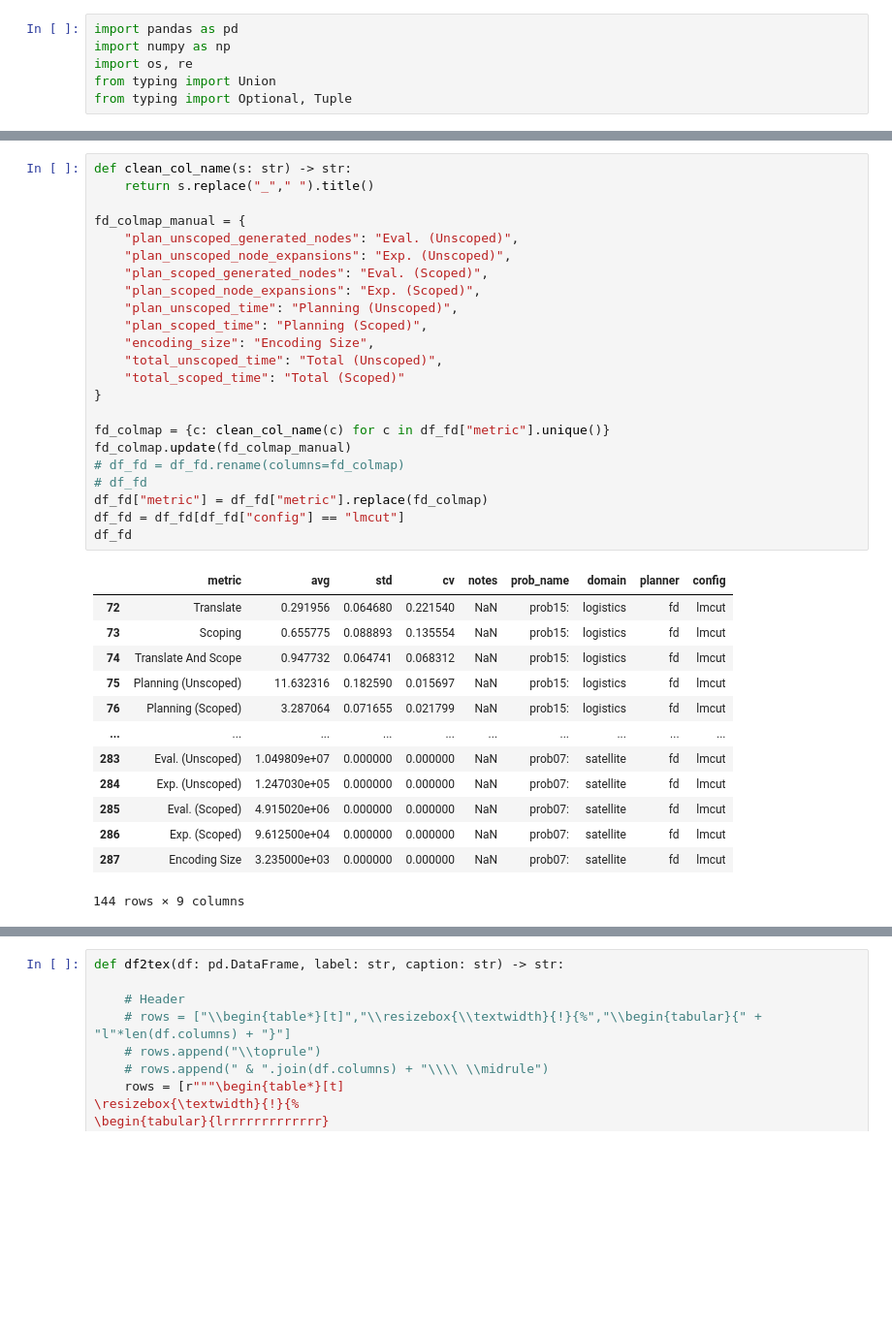
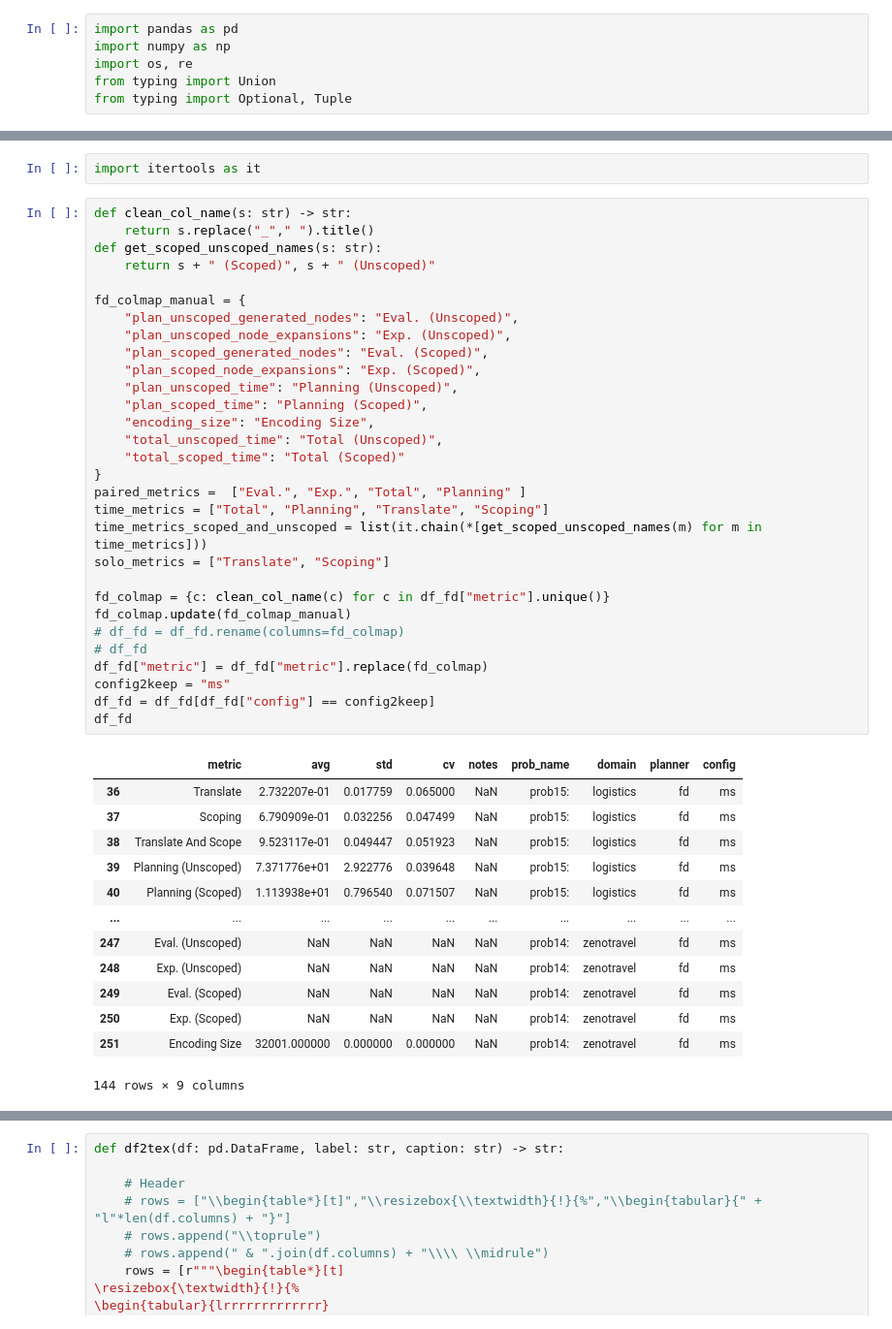
Before and after one commit to h2r/Task-Scoping, a Jupyter notebook: experiments/graph_2023.ipynb, the cells around one changed output, grey strips where cells are left out. Shown: that part at 97% size. Saved outputs shown, nothing was run; the diff lists cells and outputs as text; blank space fills up the shorter version.

Commit message:
Started generating table for FD ms results

```diff
--- a/experiments/graph_2023.ipynb
+++ b/experiments/graph_2023.ipynb
@@ -17,37 +17,46 @@ df_fd.head()
+# %%
+import itertools as it
 # %%
 def clean_col_name(s: str) -> str:
     return s.replace("_"," ").title()
+def get_scoped_unscoped_names(s: str):
+    return s + " (Scoped)", s + " (Unscoped)"
 
 fd_colmap_manual = {
     "plan_unscoped_generated_nodes": "Eval. (Unscoped)",
     "plan_unscoped_node_expansions": "Exp. (Unscoped)",
     "plan_scoped_generated_nodes": "Eval. (Scoped)",
     "plan_scoped_node_expansions": "Exp. (Scoped)",
     "plan_unscoped_time": "Planning (Unscoped)",
     "plan_scoped_time": "Planning (Scoped)",
     "encoding_size": "Encoding Size",
     "total_unscoped_time": "Total (Unscoped)",
     "total_scoped_time": "Total (Scoped)"
 }
+paired_metrics =  ["Eval.", "Exp.", "Total", "Planning" ]
+time_metrics = ["Total", "Planning", "Translate", "Scoping"]
+time_metrics_scoped_and_unscoped = list(it.chain(*[get_scoped_unscoped_names(m) for m in time_metrics]))
+solo_metrics = ["Translate", "Scoping"]
 
 fd_colmap = {c: clean_col_name(c) for c in df_fd["metric"].unique()}
 fd_colmap.update(fd_colmap_manual)
 # df_fd = df_fd.rename(columns=fd_colmap)
 # df_fd
 df_fd["metric"] = df_fd["metric"].replace(fd_colmap)
-df_fd = df_fd[df_fd["config"] == "lmcut"]
+config2keep = "ms"
+df_fd = df_fd[df_fd["config"] == config2keep]
 df_fd
 # %% [output]
 |  | metric | avg | std | cv | notes | prob_name | domain | planner | config |
-| 72 | Translate | 0.291956 | 0.064680 | 0.221540 | NaN | prob15: | logistics | fd | lmcut |
-| 73 | Scoping | 0.655775 | 0.088893 | 0.135554 | NaN | prob15: | logistics | fd | lmcut |
-| 74 | Translate And Scope | 0.947732 | 0.064741 | 0.068312 | NaN | prob15: | logistics | fd | lmcut |
-| 75 | Planning (Unscoped) | 11.632316 | 0.182590 | 0.015697 | NaN | prob15: | logistics | fd | lmcut |
-| 76 | Planning (Scoped) | 3.287064 | 0.071655 | 0.021799 | NaN | prob15: | logistics | fd | lmcut |
+| 36 | Translate | 2.732207e-01 | 0.017759 | 0.065000 | NaN | prob15: | logistics | fd | ms |
+| 37 | Scoping | 6.790909e-01 | 0.032256 | 0.047499 | NaN | prob15: | logistics | fd | ms |
+| 38 | Translate And Scope | 9.523117e-01 | 0.049447 | 0.051923 | NaN | prob15: | logistics | fd | ms |
+| 39 | Planning (Unscoped) | 7.371776e+01 | 2.922776 | 0.039648 | NaN | prob15: | logistics | fd | ms |
+| 40 | Planning (Scoped) | 1.113938e+01 | 0.796540 | 0.071507 | NaN | prob15: | logistics | fd | ms |
 | ... | ... | ... | ... | ... | ... | ... | ... | ... | ... |
-| 283 | Eval. (Unscoped) | 1.049809e+07 | 0.000000 | 0.000000 | NaN | prob07: | satellite | fd | lmcut |
-| 284 | Exp. (Unscoped) | 1.247030e+05 | 0.000000 | 0.000000 | NaN | prob07: | satellite | fd | lmcut |
-| 285 | Eval. (Scoped) | 4.915020e+06 | 0.000000 | 0.000000 | NaN | prob07: | satellite | fd | lmcut |
-| 286 | Exp. (Scoped) | 9.612500e+04 | 0.000000 | 0.000000 | NaN | prob07: | satellite | fd | lmcut |
-| 287 | Encoding Size | 3.235000e+03 | 0.000000 | 0.000000 | NaN | prob07: | satellite | fd | lmcut |
+| 247 | Eval. (Unscoped) | NaN | NaN | NaN | NaN | prob14: | zenotravel | fd | ms |
+| 248 | Exp. (Unscoped) | NaN | NaN | NaN | NaN | prob14: | zenotravel | fd | ms |
+| 249 | Eval. (Scoped) | NaN | NaN | NaN | NaN | prob14: | zenotravel | fd | ms |
+| 250 | Exp. (Scoped) | NaN | NaN | NaN | NaN | prob14: | zenotravel | fd | ms |
+| 251 | Encoding Size | 32001.000000 | 0.000000 | 0.000000 | NaN | prob14: | zenotravel | fd | ms |
 144 rows × 9 columns
```
Also changed, not shown: parts of 9 cells of this notebook, 1 other file.
